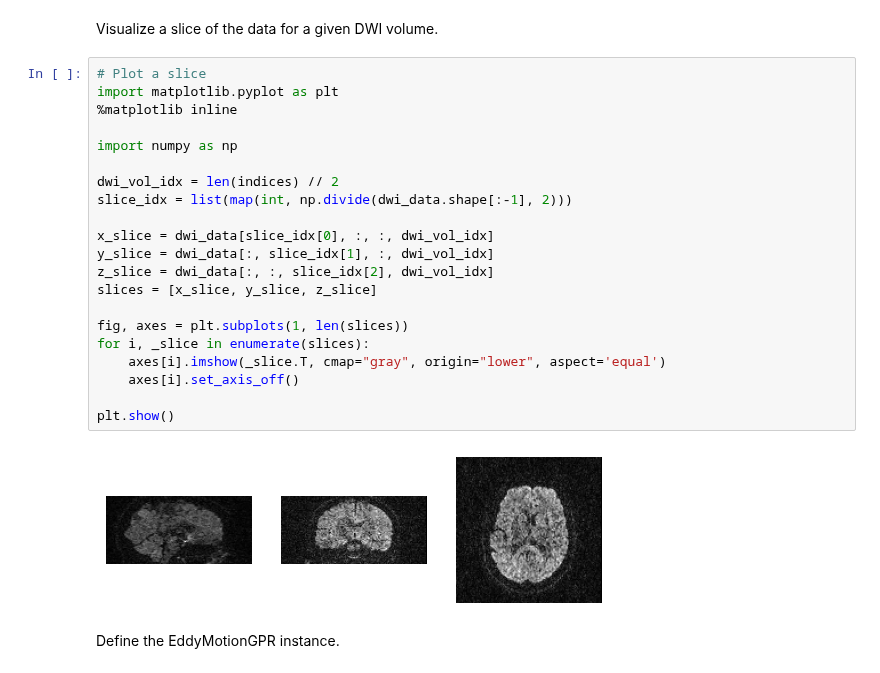
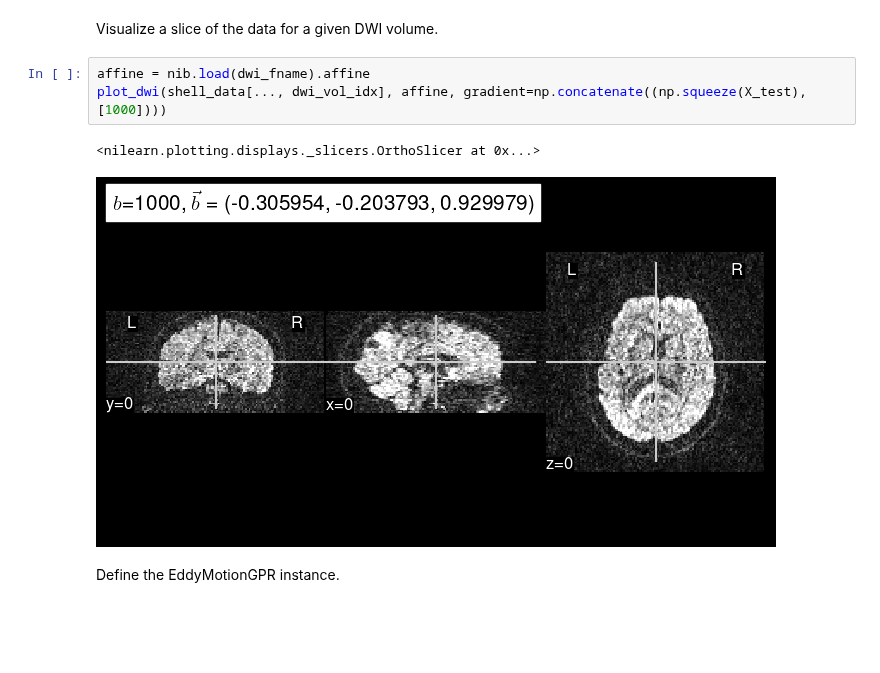
Before and after one commit to nipreps/eddymotion, a Jupyter notebook: docs/notebooks/dwi_gp_estimation.ipynb, the cells around one changed output. Drawn from its saved outputs; the diff is of its cells as text; blank space fills up the shorter version.

Commit message:
enh: use nireports for plotting

```diff
--- a/docs/notebooks/dwi_gp_estimation.ipynb
+++ b/docs/notebooks/dwi_gp_estimation.ipynb
@@ -33,28 +54,11 @@ shell_data = dwi_data[..., indices]
 # %% [markdown]
 Visualize a slice of the data for a given DWI volume.
 # %%
-# Plot a slice
-import matplotlib.pyplot as plt
-%matplotlib inline
-
-import numpy as np
-
-dwi_vol_idx = len(indices) // 2
-slice_idx = list(map(int, np.divide(dwi_data.shape[:-1], 2)))
-
-x_slice = dwi_data[slice_idx[0], :, :, dwi_vol_idx]
-y_slice = dwi_data[:, slice_idx[1], :, dwi_vol_idx]
-z_slice = dwi_data[:, :, slice_idx[2], dwi_vol_idx]
-slices = [x_slice, y_slice, z_slice]
-
-fig, axes = plt.subplots(1, len(slices))
-for i, _slice in enumerate(slices):
-    axes[i].imshow(_slice.T, cmap="gray", origin="lower", aspect='equal')
-    axes[i].set_axis_off()
-
-plt.show()
+affine = nib.load(dwi_fname).affine
+plot_dwi(shell_data[..., dwi_vol_idx], affine, gradient=np.concatenate((np.squeeze(X_test), [1000])))
 # %% [output]
+<nilearn.plotting.displays._slicers.OrthoSlicer at 0x...>
-[figure, old version]
+[figure, new version]
 # %% [markdown]
 Define the EddyMotionGPR instance.
 # %%
```
Also changed, not shown: parts of 12 cells of this notebook.
